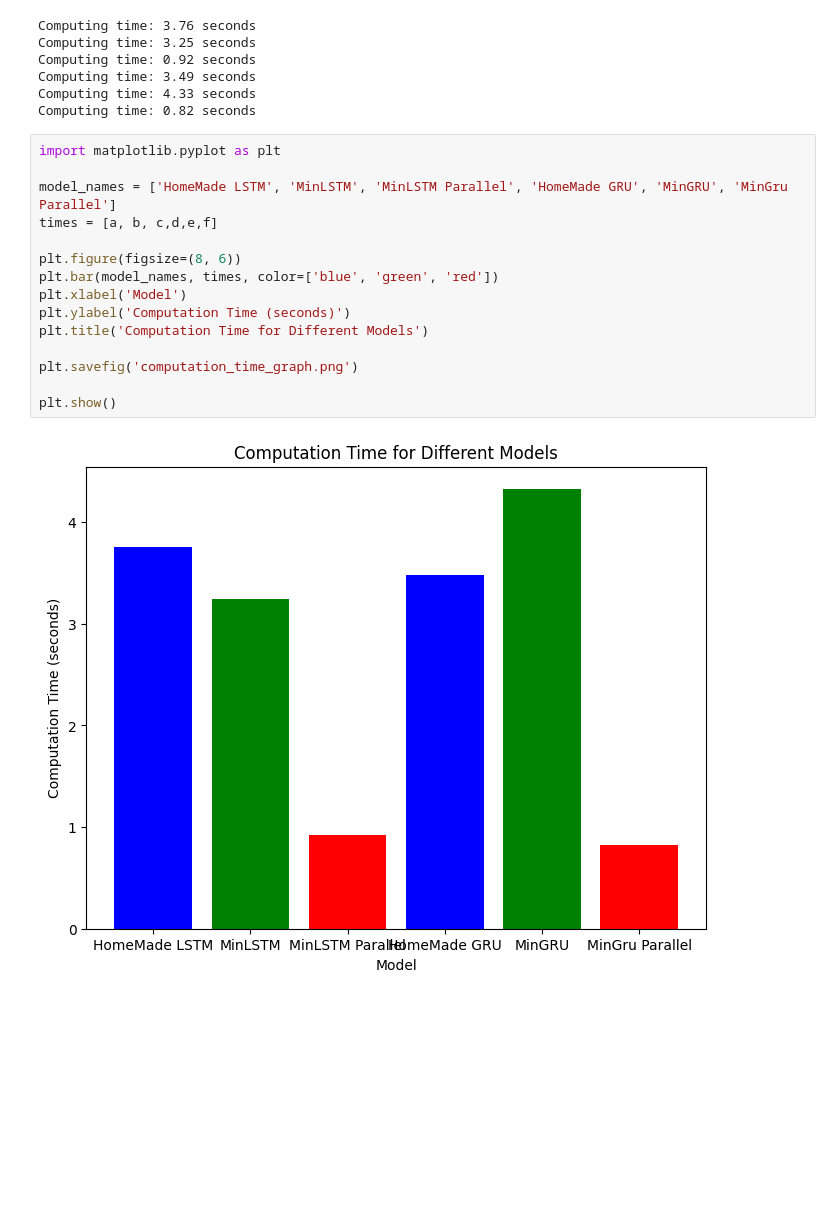
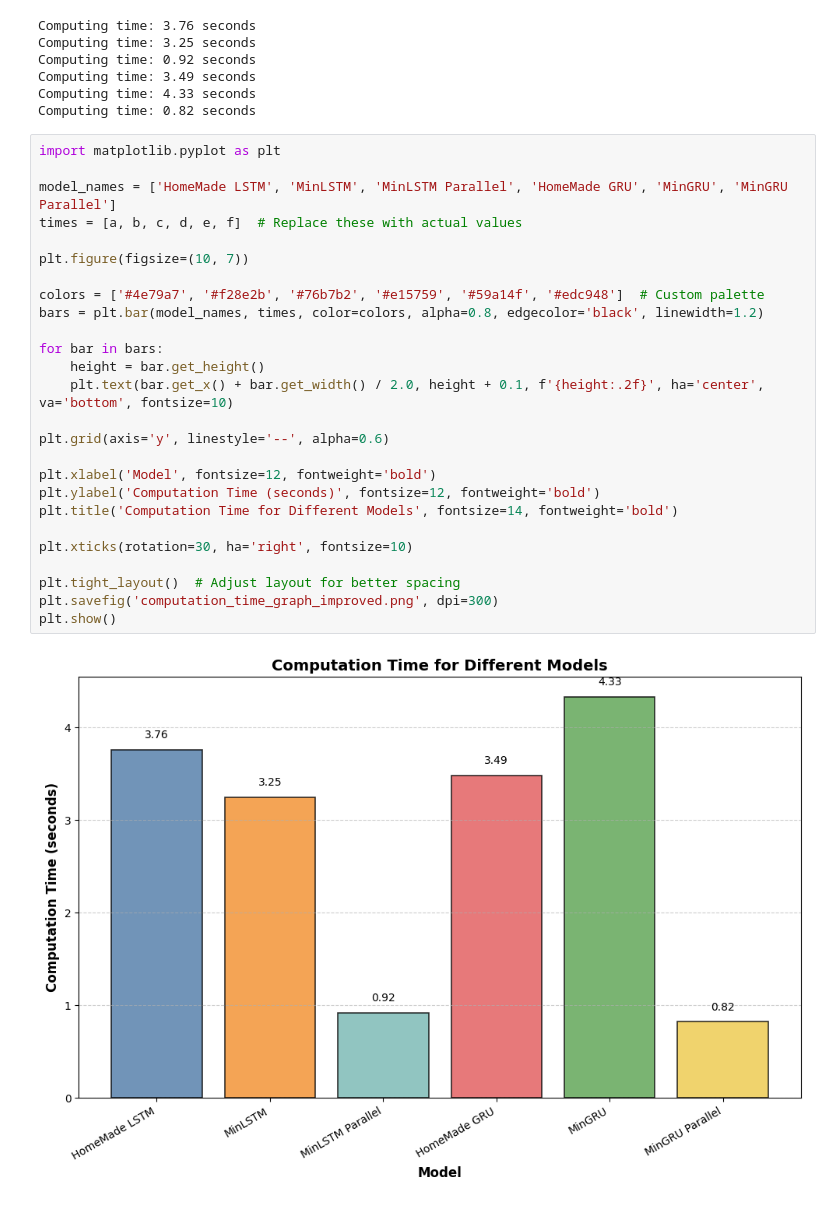
Before and after one commit to Novane1/DeepRepo_MinRNN, a Jupyter notebook: main.ipynb, the cells around one changed output. Cells and saved outputs as stored; diff of their text form; blank space fills up the shorter version.

```diff
--- a/main.ipynb
+++ b/main.ipynb
@@ -1074,17 +1074,28 @@ Computing time: 0.82 seconds
 # %%
 import matplotlib.pyplot as plt
 
-model_names = ['HomeMade LSTM', 'MinLSTM', 'MinLSTM Parallel', 'HomeMade GRU', 'MinGRU', 'MinGru Parallel']
-times = [a, b, c,d,e,f]
+model_names = ['HomeMade LSTM', 'MinLSTM', 'MinLSTM Parallel', 'HomeMade GRU', 'MinGRU', 'MinGRU Parallel']
+times = [a, b, c, d, e, f]  # Replace these with actual values
 
-plt.figure(figsize=(8, 6))
-plt.bar(model_names, times, color=['blue', 'green', 'red'])
-plt.xlabel('Model')
-plt.ylabel('Computation Time (seconds)')
-plt.title('Computation Time for Different Models')
+plt.figure(figsize=(10, 7))
 
-plt.savefig('computation_time_graph.png')
+colors = ['#4e79a7', '#f28e2b', '#76b7b2', '#e15759', '#59a14f', '#edc948']  # Custom palette
+bars = plt.bar(model_names, times, color=colors, alpha=0.8, edgecolor='black', linewidth=1.2)
 
+for bar in bars:
+    height = bar.get_height()
+    plt.text(bar.get_x() + bar.get_width() / 2.0, height + 0.1, f'{height:.2f}', ha='center', va='bottom', fontsize=10)
+
+plt.grid(axis='y', linestyle='--', alpha=0.6)
+
+plt.xlabel('Model', fontsize=12, fontweight='bold')
+plt.ylabel('Computation Time (seconds)', fontsize=12, fontweight='bold')
+plt.title('Computation Time for Different Models', fontsize=14, fontweight='bold')
+
+plt.xticks(rotation=30, ha='right', fontsize=10)
+
+plt.tight_layout()  # Adjust layout for better spacing
+plt.savefig('computation_time_graph_improved.png', dpi=300)
 plt.show()
 # %% [output]
-[figure, old version]
+[figure, new version]
```
Also changed, not shown: 2 other files.
